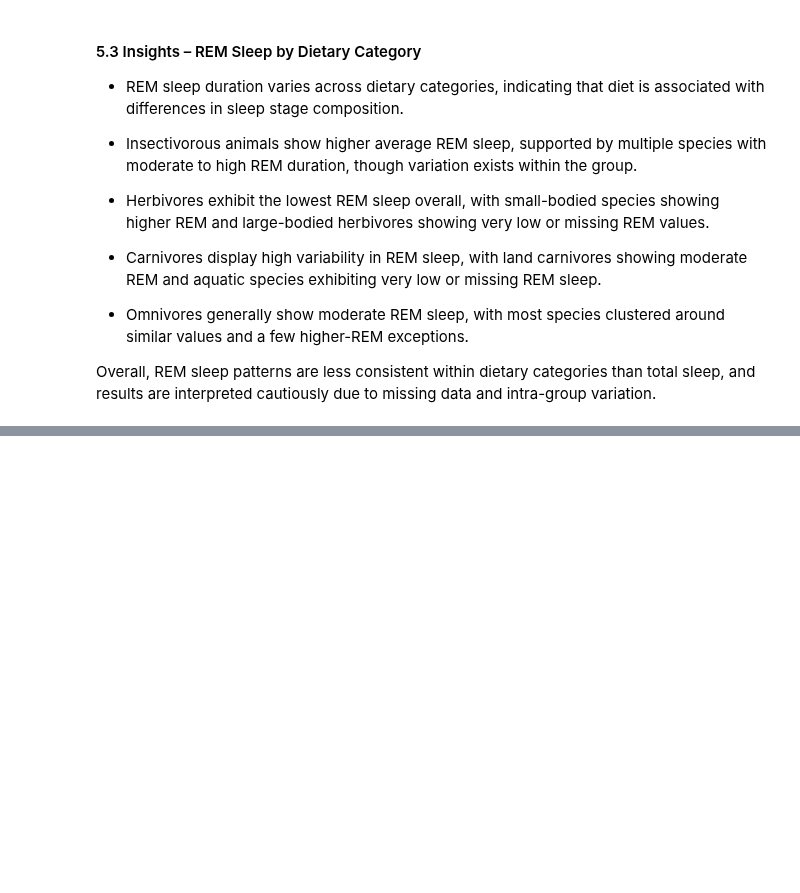
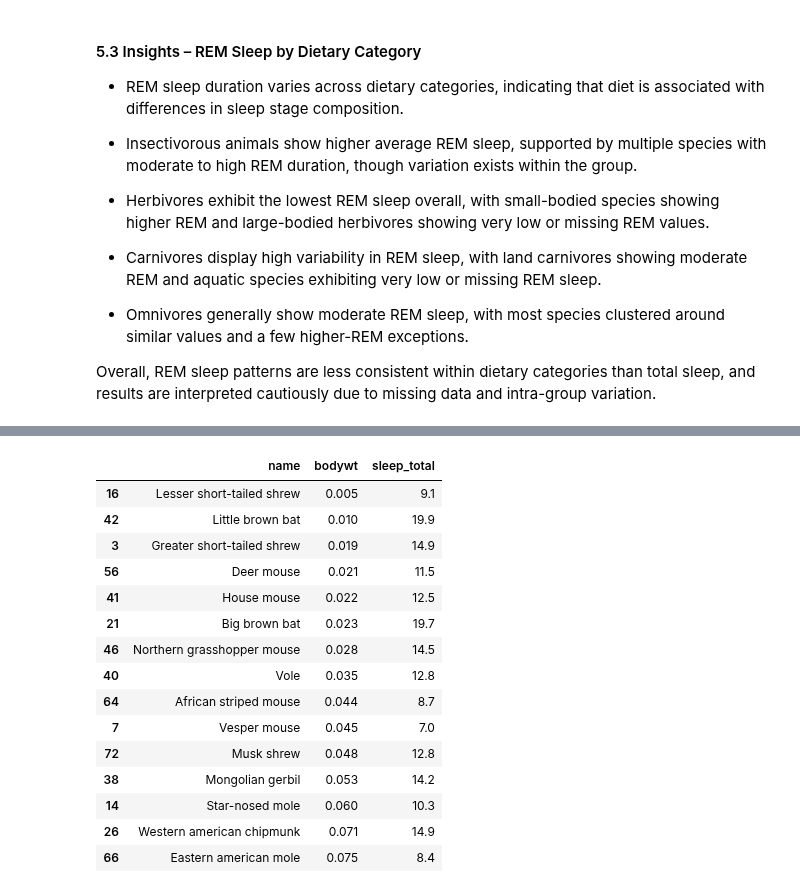
Before and after one commit to Asmashaik7/Data_Analytics_Portfolio, a Jupyter notebook: API/animal_sleep_analysis/Animal_sleep_pattern_analysis.ipynb, the cells around one changed output, grey strips where cells are left out. Saved outputs shown, nothing was run; the diff lists cells and outputs as text; code cells hidden in the pictures; blank space fills up the shorter version.

```diff
--- a/API/animal_sleep_analysis/Animal_sleep_pattern_analysis.ipynb
+++ b/API/animal_sleep_analysis/Animal_sleep_pattern_analysis.ipynb
@@ -776,0 +829,19 @@ Overall, REM sleep patterns are less consistent within dietary categories than t
+# %%
+df[['name','bodywt','sleep_total']].sort_values(by='bodywt').head(15)
+# %% [output]
+|  | name | bodywt | sleep_total |
+| 16 | Lesser short-tailed shrew | 0.005 | 9.1 |
+| 42 | Little brown bat | 0.010 | 19.9 |
+| 3 | Greater short-tailed shrew | 0.019 | 14.9 |
+| 56 | Deer mouse | 0.021 | 11.5 |
+| 41 | House mouse | 0.022 | 12.5 |
+| 21 | Big brown bat | 0.023 | 19.7 |
+| 46 | Northern grasshopper mouse | 0.028 | 14.5 |
+| 40 | Vole | 0.035 | 12.8 |
+| 64 | African striped mouse | 0.044 | 8.7 |
+| 7 | Vesper mouse | 0.045 | 7.0 |
+| 72 | Musk shrew | 0.048 | 12.8 |
+| 38 | Mongolian gerbil | 0.053 | 14.2 |
+| 14 | Star-nosed mole | 0.060 | 10.3 |
+| 26 | Western american chipmunk | 0.071 | 14.9 |
+| 66 | Eastern american mole | 0.075 | 8.4 |
```
Also changed, not shown: parts of 19 cells of this notebook.
